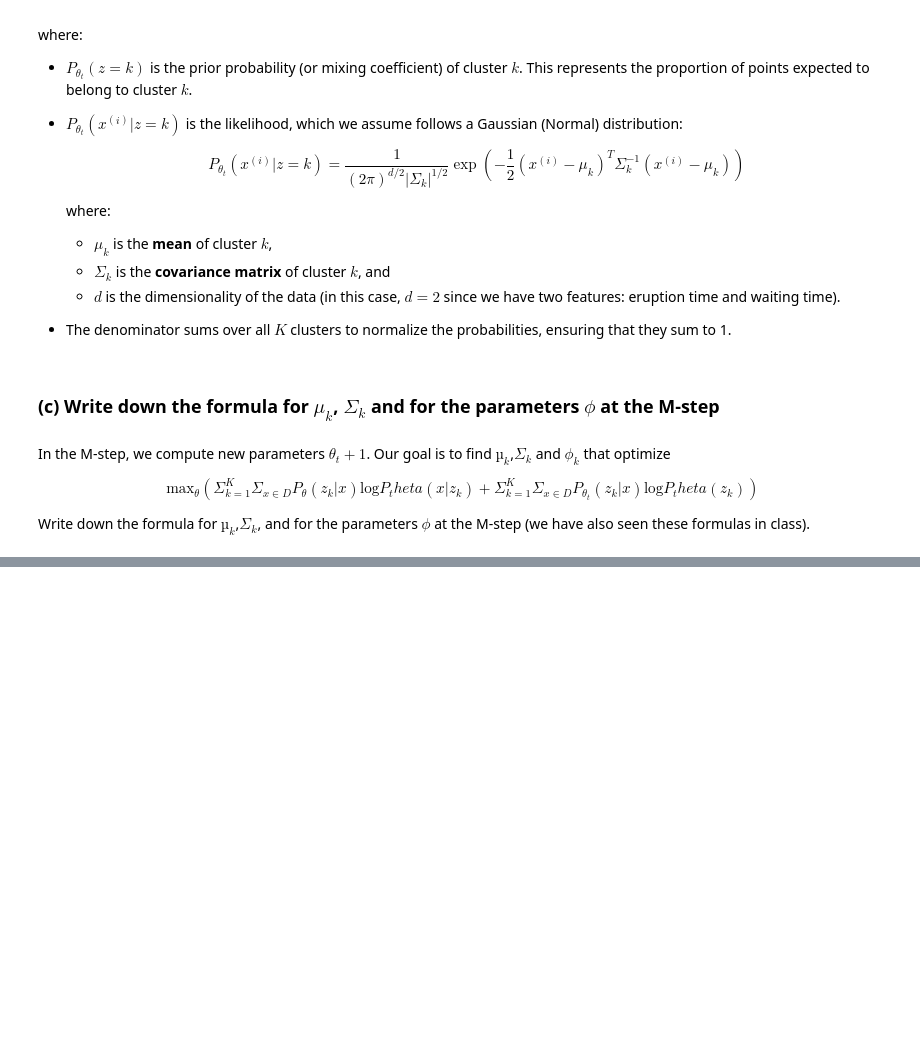
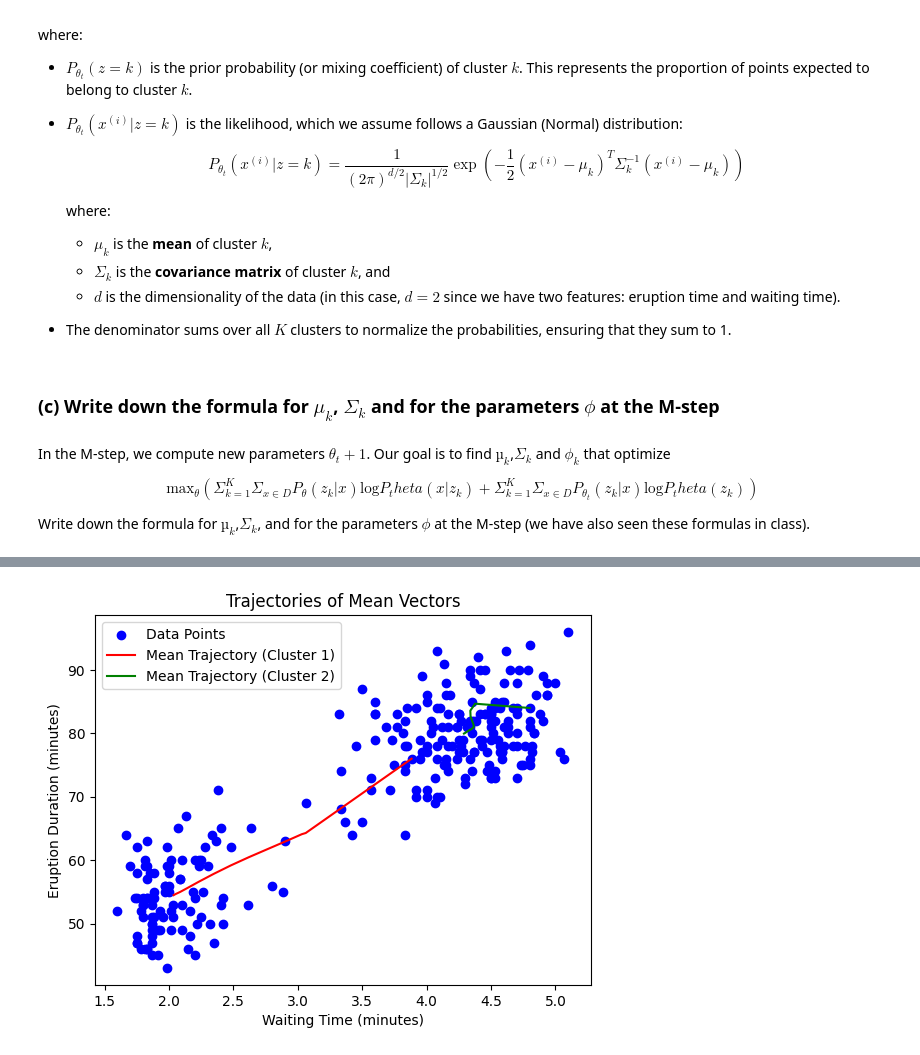
Before and after one commit to Iakovos0997/Eigenface-for-face-recognition, a Jupyter notebook: A3.ipynb, the cells around one changed output, grey strips where cells are left out. Cells and saved outputs as stored; diff of their text form; code cells hidden in the pictures; blank space fills up the shorter version.

```diff
--- a/A3.ipynb
+++ b/A3.ipynb
@@ -391,0 +406,88 @@ sigma1, sigma2 =
+# %%
+# Set a seed for reproducibility
+np.random.seed(35)
+
+# Initialize parameters
+def initialize_parameters(data, K):
+    n, d = data.shape
+    phi = np.ones(K) / K  # Mixing coefficients
+    mu = data[np.random.choice(n, K, replace=False)]  # Randomly select K data points as initial means
+    sigma = [np.eye(d) for _ in range(K)]  # Initialize covariance matrices as identity matrices
+    return phi, mu, sigma
+
+# E-step: Compute posterior probabilities
+def e_step(data, phi, mu, sigma):
+    n, d = data.shape
+    K = len(phi)
+    posterior = np.zeros((n, K))
+
+    for k in range(K):
+        diff = data - mu[k]
+        inv_sigma = np.linalg.inv(sigma[k])
+        exp_term = np.exp(-0.5 * np.sum(diff @ inv_sigma * diff, axis=1))
+        posterior[:, k] = phi[k] * exp_term / np.sqrt((2 * np.pi) ** d * np.linalg.det(sigma[k]))
+
+    posterior /= posterior.sum(axis=1, keepdims=True)  # Normalize
+    return posterior
+
+# M-step: Update parameters
+def m_step(data, posterior):
+    n, d = data.shape
+    K = posterior.shape[1]
+
+    phi = posterior.mean(axis=0)
+    mu = np.zeros((K, d))
+    sigma = [np.zeros((d, d)) for _ in range(K)]
+
+    for k in range(K):
+        mu[k] = np.sum(posterior[:, k].reshape(-1, 1) * data, axis=0) / posterior[:, k].sum()
+        diff = data - mu[k]
+        sigma[k] = (posterior[:, k].reshape(-1, 1) * diff).T @ diff / posterior[:, k].sum()
+
+    return phi, mu, sigma
+
+# EM Algorithm
+def em_algorithm(data, K, max_iter=100, tol=1e-6):
+    phi, mu, sigma = initialize_parameters(data, K)
+    log_likelihood_prev = -np.inf
+    mu_trajectory = [mu.copy()]
+
+    for iteration in range(max_iter):
+        # E-step
+        posterior = e_step(data, phi, mu, sigma)
+
+        # M-step
+        phi, mu, sigma = m_step(data, posterior)
+        mu_trajectory.append(mu.copy())
+
+        # Compute log-likelihood
+        log_likelihood = 0
+        for k in range(K):
+            diff = data - mu[k]
+            inv_sigma = np.linalg.inv(sigma[k])
+            exp_term = np.exp(-0.5 * np.sum(diff @ inv_sigma * diff, axis=1))
+            log_likelihood += np.sum(np.log(phi[k] * exp_term / np.sqrt((2 * np.pi) ** d * np.linalg.det(sigma[k]))))
+
+        # Check for convergence
+        if np.abs(log_likelihood - log_likelihood_prev) < tol:
+            break
+        log_likelihood_prev = log_likelihood
+
+    return phi, mu, sigma, mu_trajectory
+
+# Run EM algorithm
+K = 2
+phi, mu, sigma, mu_trajectory = em_algorithm(data, K)
+
+# Plot trajectories of mean vectors
+mu_trajectory = np.array(mu_trajectory)
+plt.scatter(data[:, 0], data[:, 1], c="blue", marker="o", label="Data Points")
+plt.plot(mu_trajectory[:, 0, 0], mu_trajectory[:, 0, 1], "r-", label="Mean Trajectory (Cluster 1)")
+plt.plot(mu_trajectory[:, 1, 0], mu_trajectory[:, 1, 1], "g-", label="Mean Trajectory (Cluster 2)")
+plt.xlabel("Waiting Time (minutes)")
+plt.ylabel("Eruption Duration (minutes)")
+plt.title("Trajectories of Mean Vectors")
+plt.legend()
+plt.show()
+# %% [output]
+[figure, added]
```
Also changed, not shown: parts of 19 cells of this notebook.
